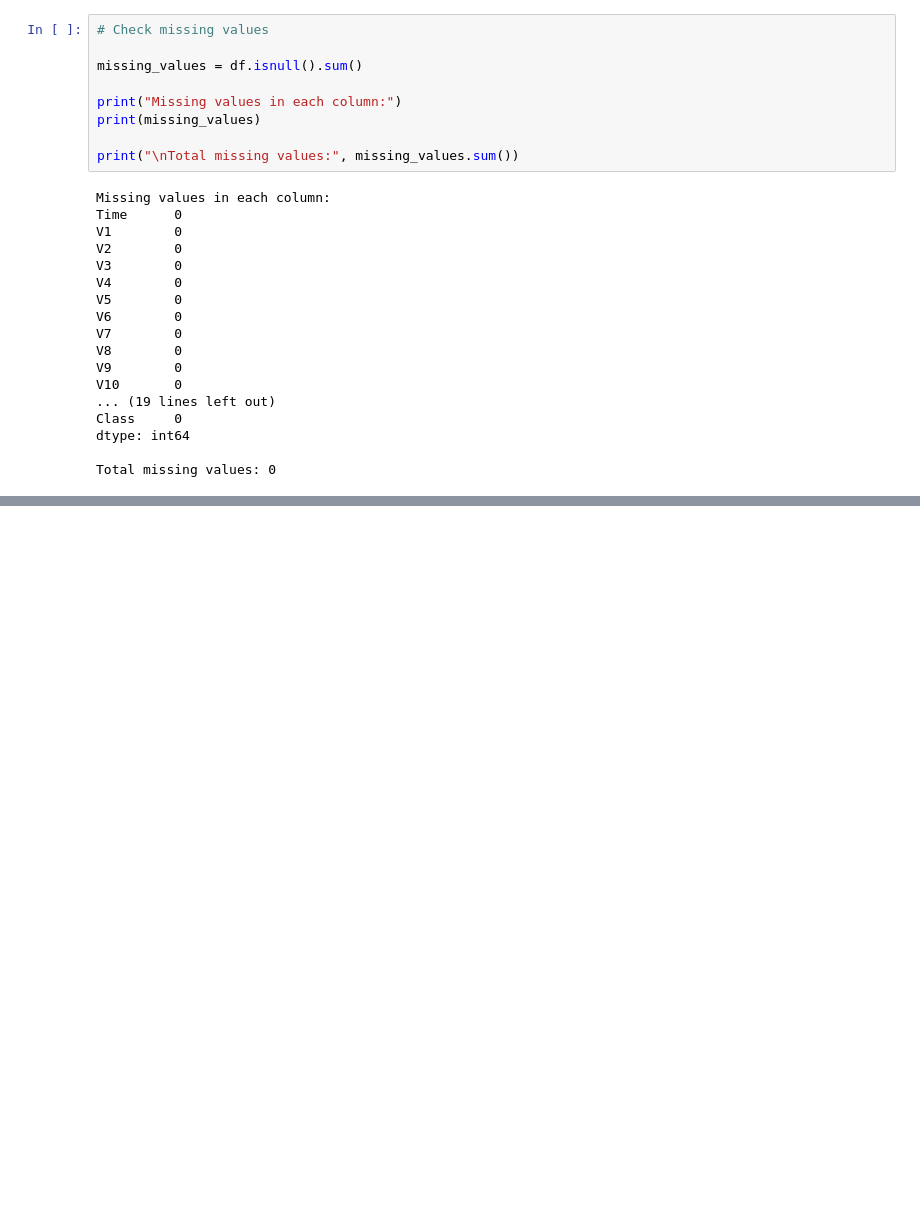
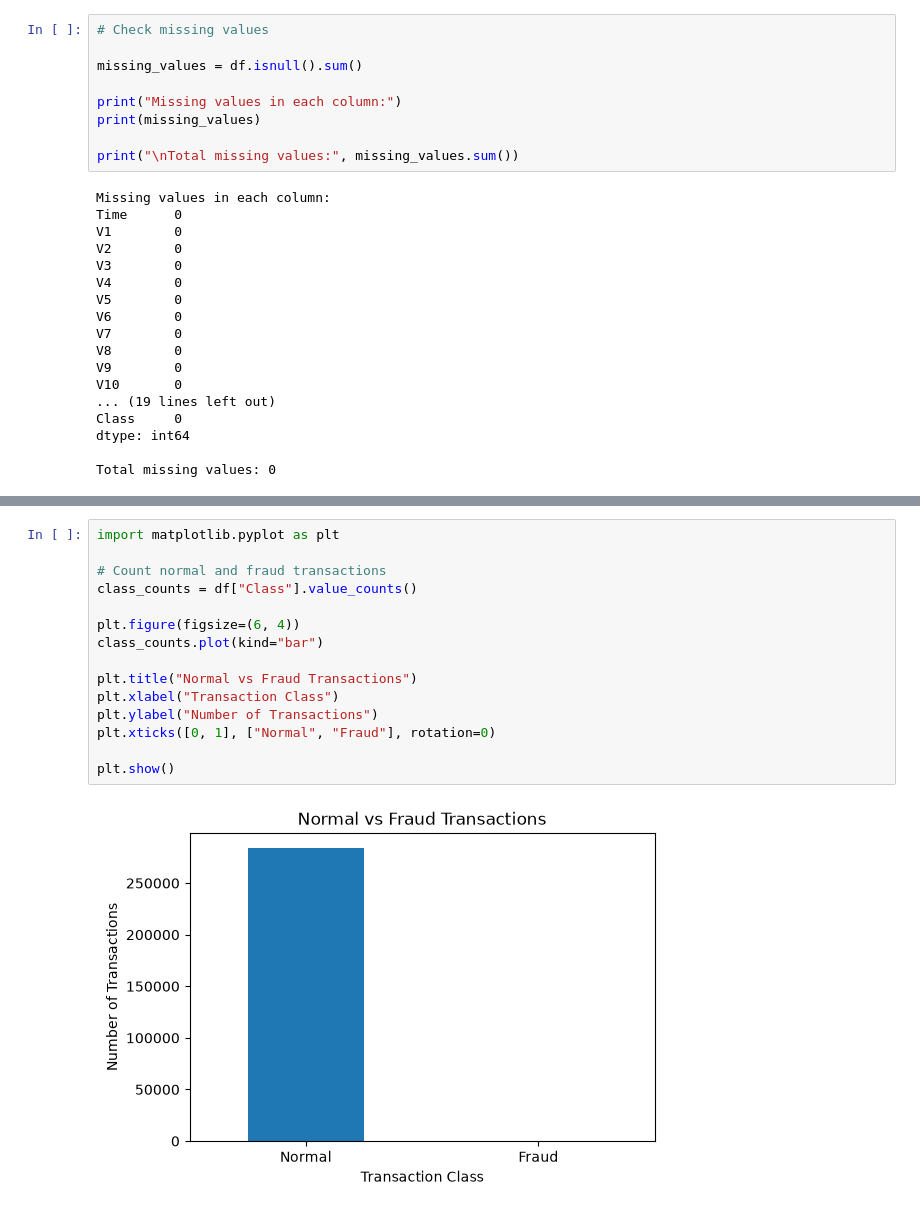
Before and after one commit to 9009594/real-time-financial-fraud-detection, a Jupyter notebook: notebooks/01_data_understanding.ipynb, the cells around one changed output, grey strips where cells are left out. Drawn from its saved outputs; the diff is of its cells as text; blank space fills up the shorter version.

```diff
--- a/notebooks/01_data_understanding.ipynb
+++ b/notebooks/01_data_understanding.ipynb
@@ -144,0 +189,17 @@ Total missing values: 0
+# %%
+import matplotlib.pyplot as plt
+
+# Count normal and fraud transactions
+class_counts = df["Class"].value_counts()
+
+plt.figure(figsize=(6, 4))
+class_counts.plot(kind="bar")
+
+plt.title("Normal vs Fraud Transactions")
+plt.xlabel("Transaction Class")
+plt.ylabel("Number of Transactions")
+plt.xticks([0, 1], ["Normal", "Fraud"], rotation=0)
+
+plt.show()
+# %% [output]
+[figure, added]
```
Also changed, not shown: parts of 8 cells of this notebook.
